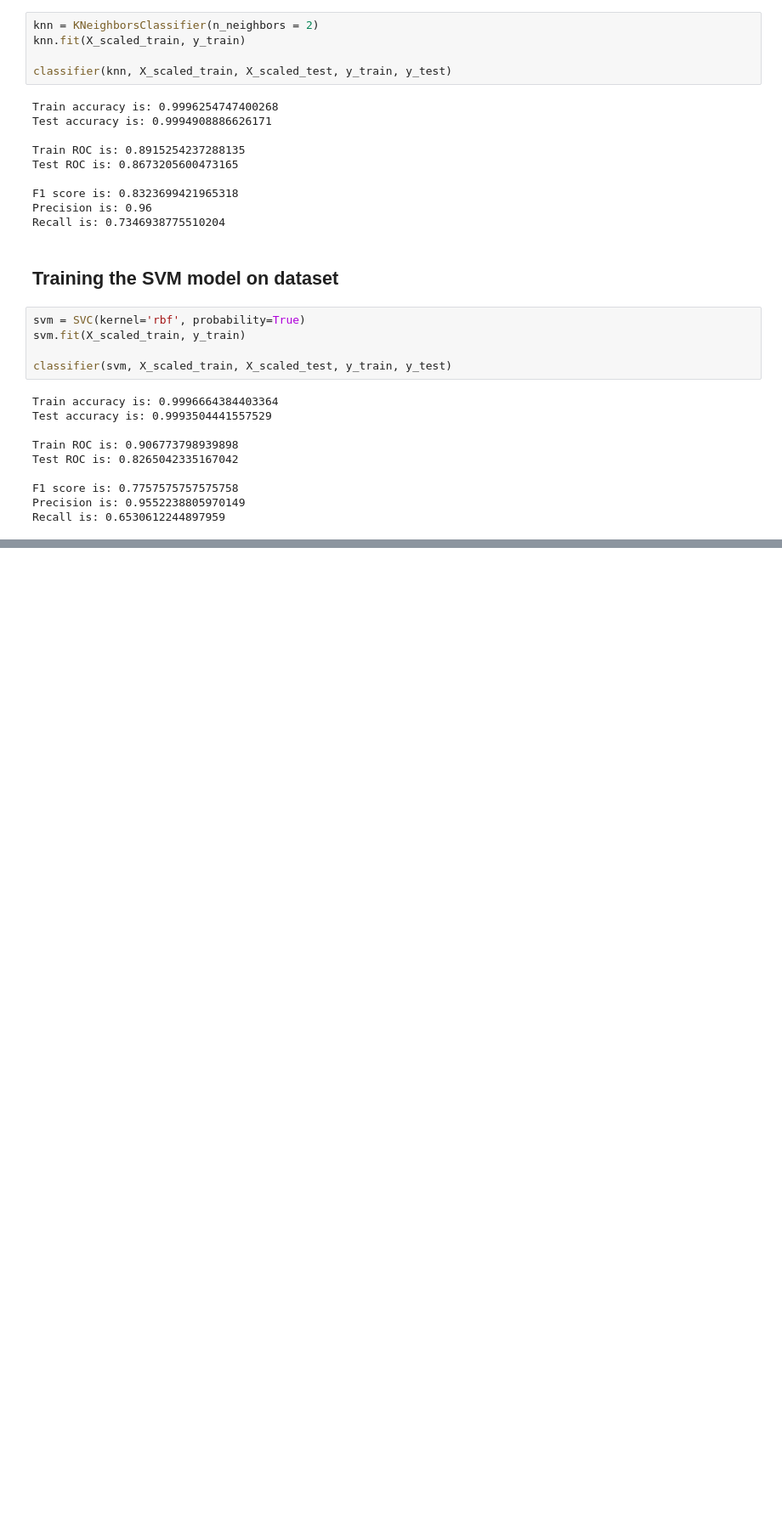
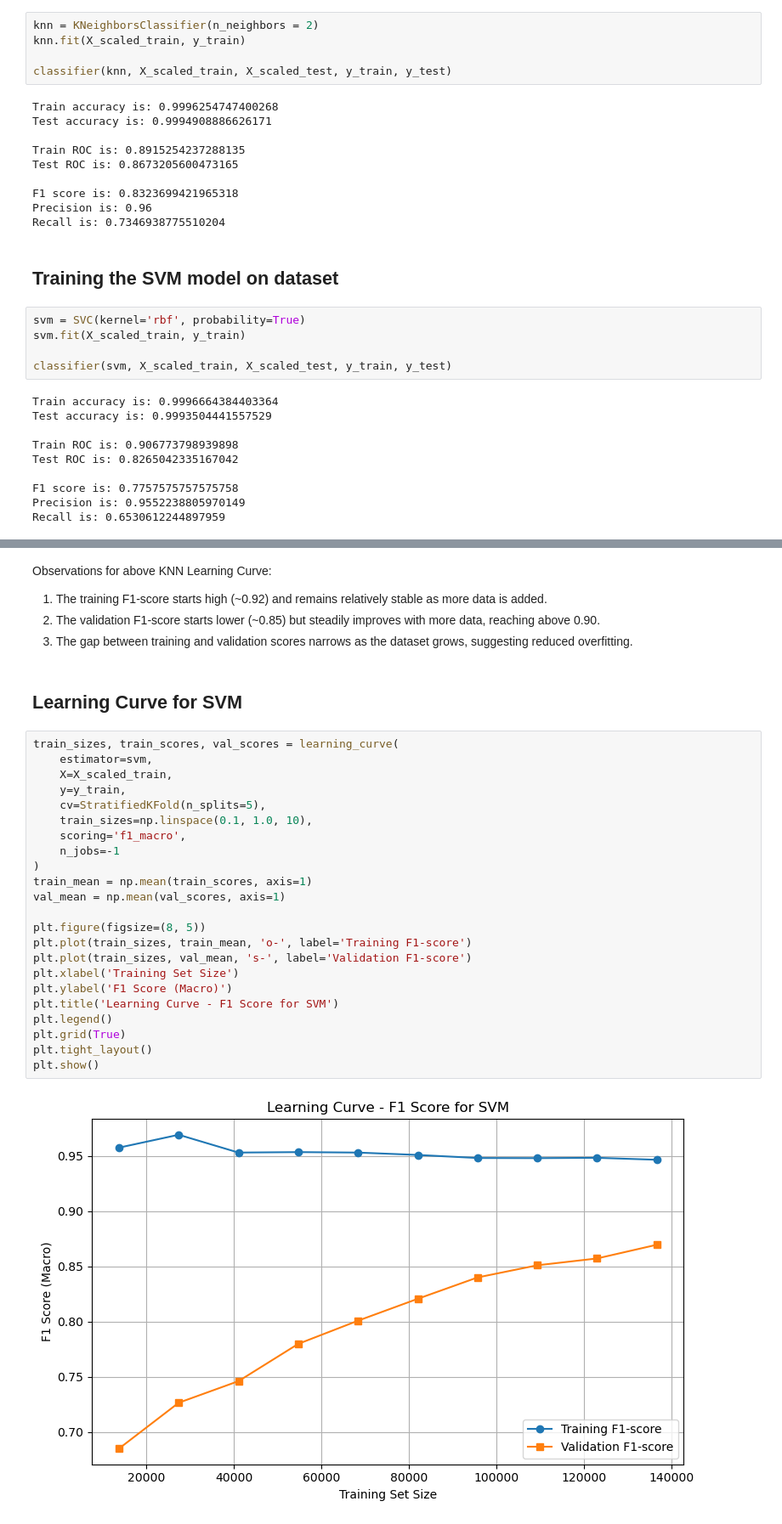
Before and after one commit to cedrickeller-cmd/financial-transactions-fraud-detection, a Jupyter notebook: knn_svm.ipynb, the cells around one changed output, grey strips where cells are left out. Shown: that part at 85% size. Cells and saved outputs as stored; diff of their text form; blank space fills up the shorter version.

```diff
--- a/knn_svm.ipynb
+++ b/knn_svm.ipynb
@@ -149,0 +178,32 @@ Recall is: 0.6530612244897959
+# %% [markdown]
+Observations for above KNN Learning Curve:
+1. The training F1-score starts high (~0.92) and remains relatively stable as more data is added.
+2. The validation F1-score starts lower (~0.85) but steadily improves with more data, reaching above 0.90.
+3. The gap between training and validation scores narrows as the dataset grows, suggesting reduced overfitting.
+# %% [markdown]
+## Learning Curve for SVM
+# %%
+train_sizes, train_scores, val_scores = learning_curve(
+    estimator=svm,
+    X=X_scaled_train,
+    y=y_train,
+    cv=StratifiedKFold(n_splits=5),
+    train_sizes=np.linspace(0.1, 1.0, 10),
+    scoring='f1_macro',
+    n_jobs=-1
+)
+train_mean = np.mean(train_scores, axis=1)
+val_mean = np.mean(val_scores, axis=1)
+
+plt.figure(figsize=(8, 5))
+plt.plot(train_sizes, train_mean, 'o-', label='Training F1-score')
+plt.plot(train_sizes, val_mean, 's-', label='Validation F1-score')
+plt.xlabel('Training Set Size')
+plt.ylabel('F1 Score (Macro)')
+plt.title('Learning Curve - F1 Score for SVM')
+plt.legend()
+plt.grid(True)
+plt.tight_layout()
+plt.show()
+# %% [output]
+[figure, added]
```
Also changed, not shown: parts of 4 cells of this notebook.
